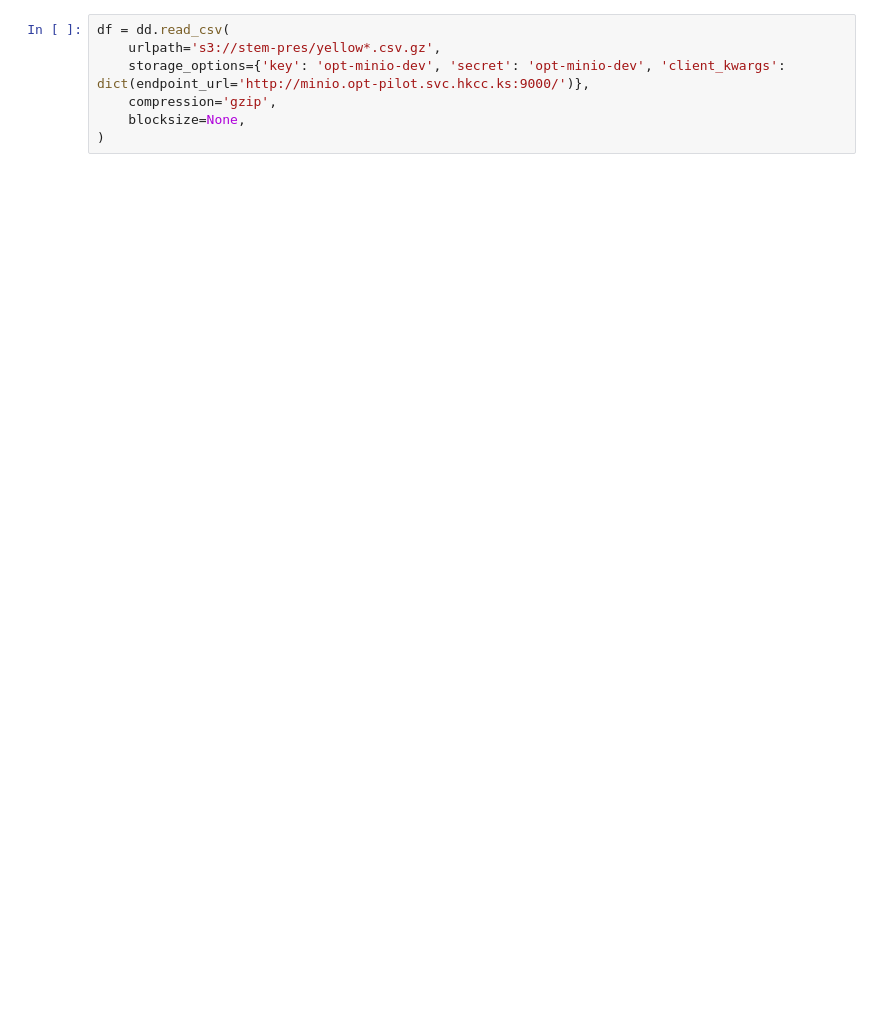
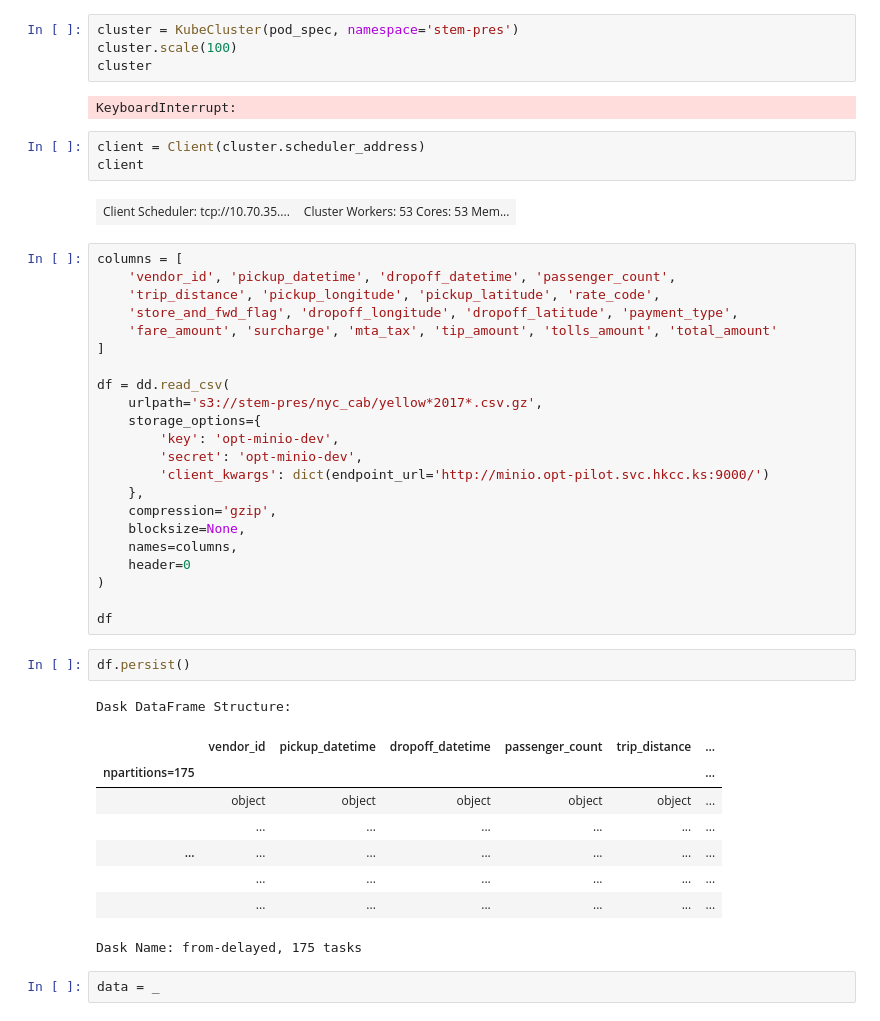
Before and after one commit to nevhan/imc-stem, a Jupyter notebook: examples/nyc_cab/nyc_cab.ipynb, the cells around one changed output. Cells and saved outputs as stored; diff of their text form; blank space fills up the shorter version.

```diff
--- a/examples/nyc_cab/nyc_cab.ipynb
+++ b/examples/nyc_cab/nyc_cab.ipynb
@@ -16,10 +13,50 @@ client.restart()
+# %%
+cluster = KubeCluster(pod_spec, namespace='stem-pres')
+cluster.scale(100)
+cluster
+# %% [output]
+KeyboardInterrupt:
+# %%
+client = Client(cluster.scheduler_address)
+client
+# %% [output]
+| Client Scheduler: tcp://10.70.35.... | Cluster Workers: 53 Cores: 53 Mem... |
 # %%
+columns = [
+    'vendor_id', 'pickup_datetime', 'dropoff_datetime', 'passenger_count',
+    'trip_distance', 'pickup_longitude', 'pickup_latitude', 'rate_code',
+    'store_and_fwd_flag', 'dropoff_longitude', 'dropoff_latitude', 'payment_type',
+    'fare_amount', 'surcharge', 'mta_tax', 'tip_amount', 'tolls_amount', 'total_amount'
+]
+
 df = dd.read_csv(
-    urlpath='s3://stem-pres/yellow*.csv.gz',
-    storage_options={'key': 'opt-minio-dev', 'secret': 'opt-minio-dev', 'client_kwargs': dict(endpoint_url='http://minio.opt-pilot.svc.hkcc.ks:9000/')},
+    urlpath='s3://stem-pres/nyc_cab/yellow*2017*.csv.gz',
+    storage_options={
+        'key': 'opt-minio-dev',
+        'secret': 'opt-minio-dev',
+        'client_kwargs': dict(endpoint_url='http://minio.opt-pilot.svc.hkcc.ks:9000/')
+    },
     compression='gzip',
     blocksize=None,
+    names=columns,
+    header=0
 )
+
+df
+# %%
+df.persist()
+# %% [output]
+Dask DataFrame Structure:
+|  | vendor_id | pickup_datetime | dropoff_datetime | passenger_count | trip_distance | ... |
+| npartitions=175 |  |  |  |  |  | ... |
+|  | object | object | object | object | object | ... |
+|  | ... | ... | ... | ... | ... | ... |
+| ... | ... | ... | ... | ... | ... | ... |
+|  | ... | ... | ... | ... | ... | ... |
+|  | ... | ... | ... | ... | ... | ... |
+Dask Name: from-delayed, 175 tasks
+# %%
+data = _
 # %%
 df.get_partition(0).head()
 # %% [output]
```
Also changed, not shown: parts of 16 cells of this notebook, 4 other files.
